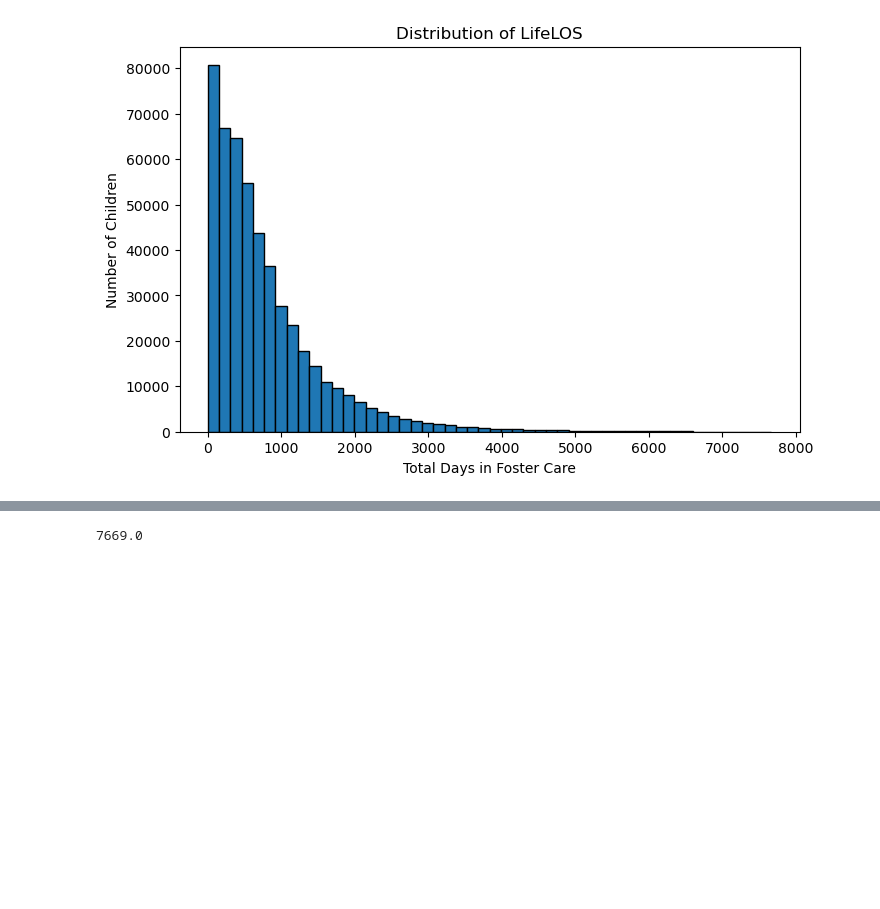
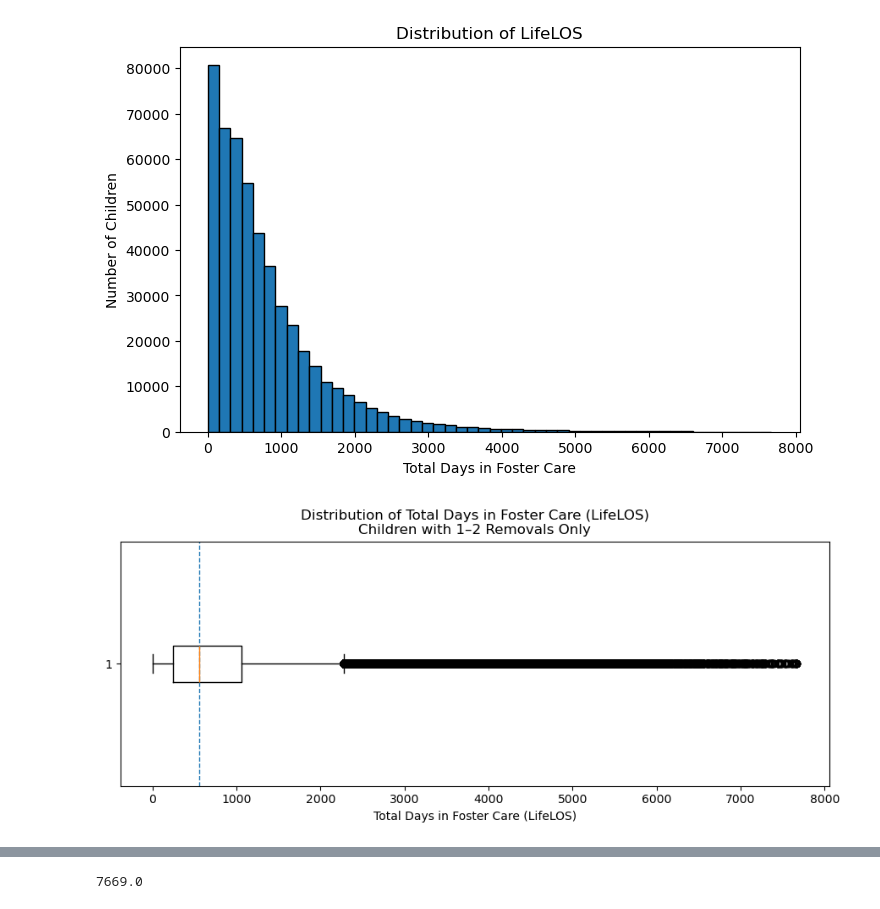
Before and after one commit to courtneyjchen/careassist-foster-care-ai, a Jupyter notebook: 2024_EDA_pris.ipynb, the cells around one changed output, grey strips where cells are left out. Cells and saved outputs as stored; diff of their text form; code cells hidden in the pictures; blank space fills up the shorter version.

```diff
--- a/EDA_pris.ipynb
+++ b/2024_EDA_pris.ipynb
@@ -192,3 +192,21 @@ plt.title('Distribution of LifeLOS')
 plt.show()
 # %% [output]
 [figure]
+# %%
+# Drop null LifeLOS values
+life_los_clean = life_los.dropna()
+
+plt.figure(figsize=(9, 4))
+plt.boxplot(
+    life_los_clean,
+    vert=False,
+    showfliers=True
+)
+median = np.median(life_los_clean)
+plt.axvline(median, linestyle='--', linewidth=1)
+plt.xlabel('Total Days in Foster Care (LifeLOS)')
+plt.title('Distribution of Total Days in Foster Care (LifeLOS)\nChildren with 1–2 Removals Only')
+plt.tight_layout()
+plt.show()
+# %% [output]
+[figure, added]
```
Also changed, not shown: parts of 1 cell of this notebook, 2 other files.
